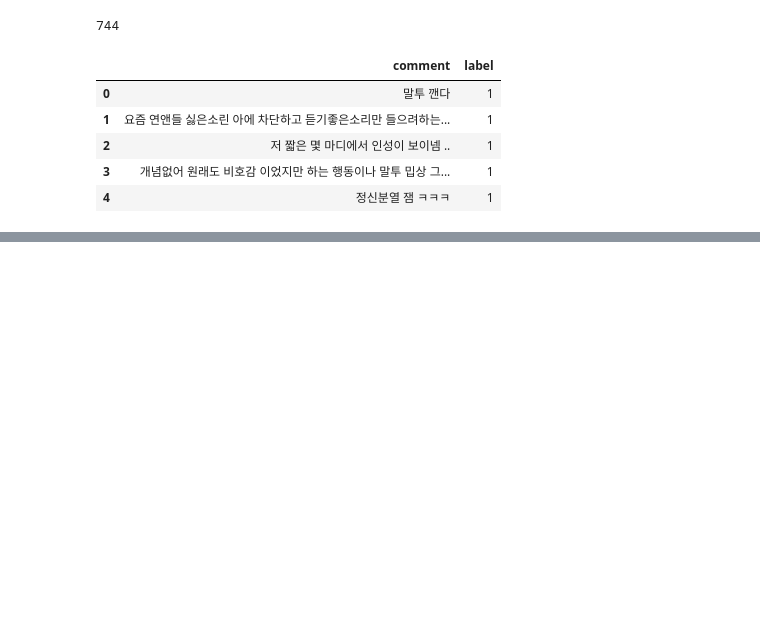
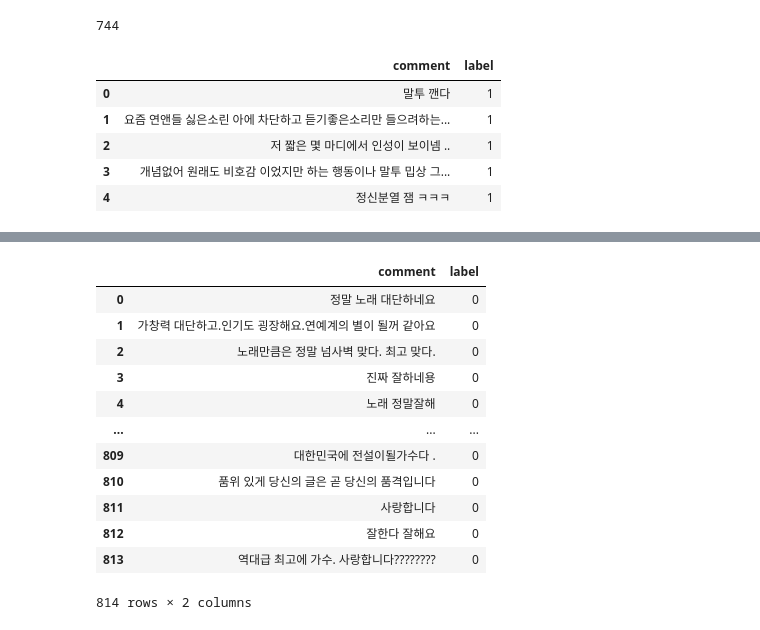
Before and after one commit to sooyeon-go/grad_project, a Jupyter notebook: comment_crawling_r/comment_csv.ipynb, the cells around one changed output, grey strips where cells are left out. Cells and saved outputs as stored; diff of their text form; code cells hidden in the pictures; blank space fills up the shorter version.

```diff
--- a/comment_crawling_r/comment_csv.ipynb
+++ b/comment_crawling_r/comment_csv.ipynb
@@ -59,0 +84,17 @@ dic[ :5]
+# %%
+dic2 = pd.read_csv('p_comment5_csv.csv',encoding = 'cp949')
+dic2
+# %% [output]
+|  | comment | label |
+| 0 | 정말 노래 대단하네요 | 0 |
+| 1 | 가창력 대단하고.인기도 굉장해요.연예계의 별이 될꺼 같아요 | 0 |
+| 2 | 노래만큼은 정말 넘사벽 맞다. 최고 맞다. | 0 |
+| 3 | 진짜 잘하네용 | 0 |
+| 4 | 노래 정말잘해 | 0 |
+| ... | ... | ... |
+| 809 | 대한민국에 전설이될가수다 . | 0 |
+| 810 | 품위 있게 당신의 글은 곧 당신의 품격입니다 | 0 |
+| 811 | 사랑합니다 | 0 |
+| 812 | 잘한다 잘해요 | 0 |
+| 813 | 역대급 최고에 가수. 사랑합니다???????? | 0 |
+814 rows × 2 columns
```
Also changed, not shown: parts of 2 cells of this notebook.
